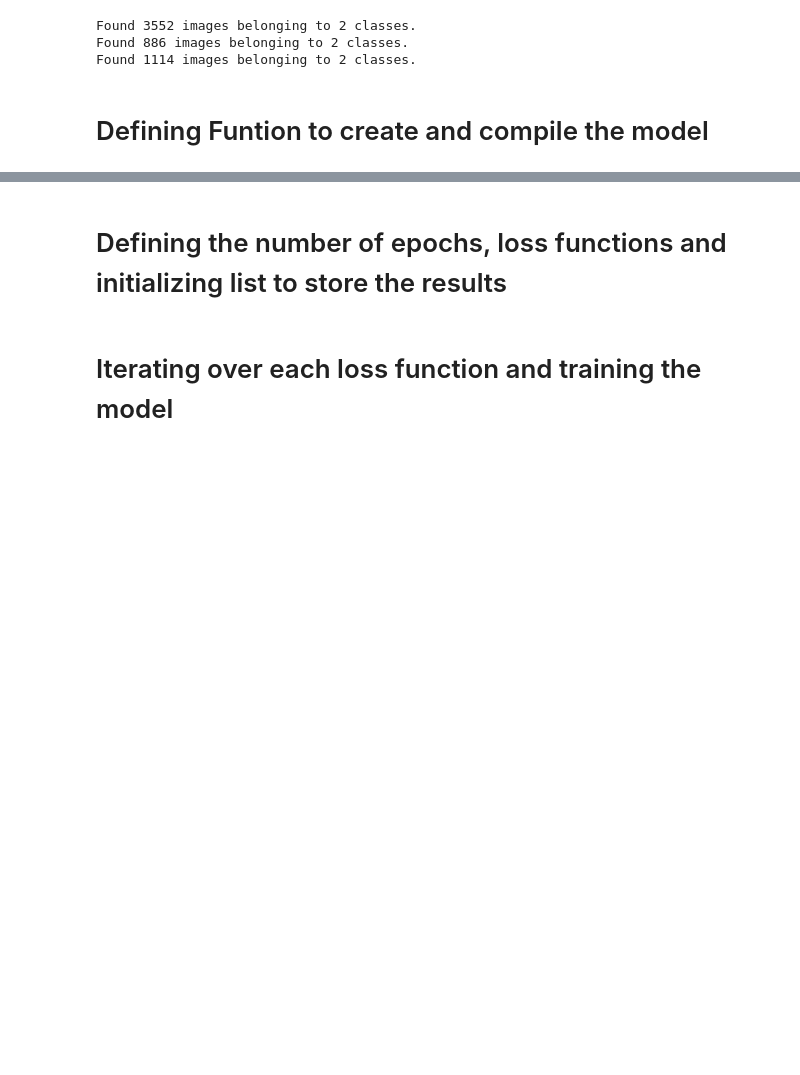
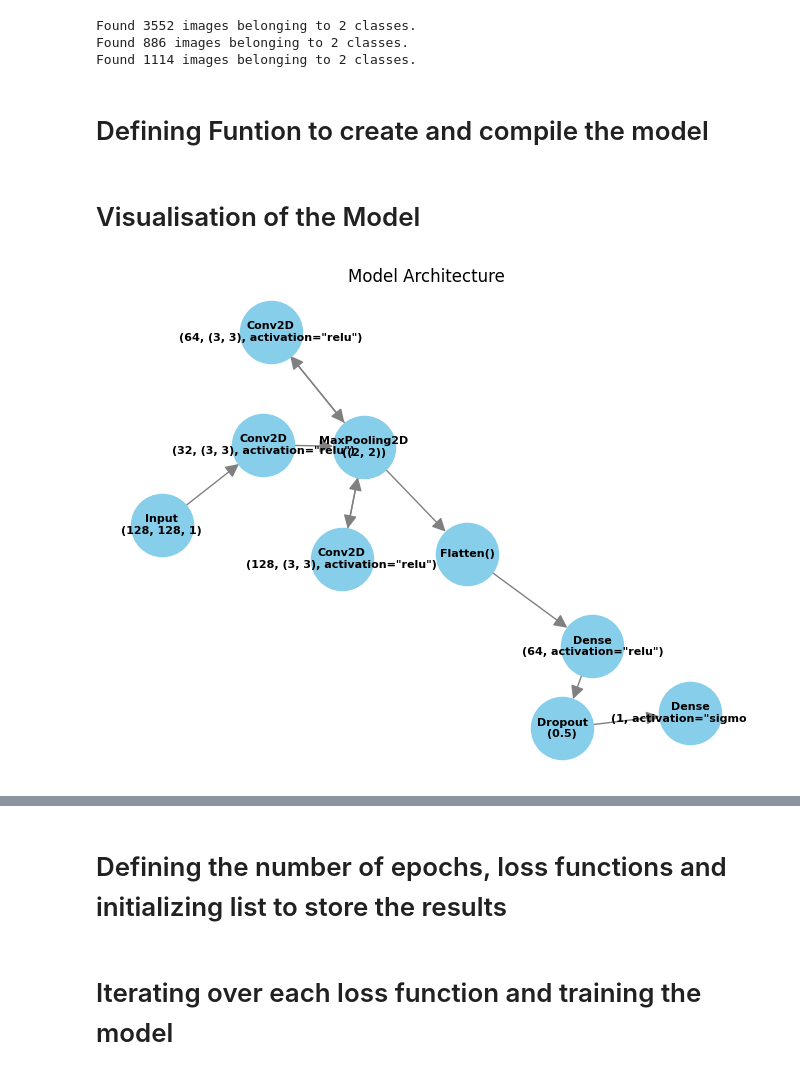
Before and after one commit to AltaafAlly/Image-classification-using-CNN, a Jupyter notebook: CNN_Final.ipynb, the cells around one changed output, grey strips where cells are left out. Cells and saved outputs as stored; diff of their text form; code cells hidden in the pictures; blank space fills up the shorter version.

```diff
--- a/CNN_Final.ipynb
+++ b/CNN_Final.ipynb
@@ -67,3 +67,38 @@ def create_model(loss):
     ])
     model.compile(optimizer=Adam(), loss=loss, metrics=['accuracy'])
     return model
+# %% [markdown]
+# Visualisation of the Model
+# %%
+import networkx as nx
+import matplotlib.pyplot as plt
+
+# Create a directed graph
+G = nx.DiGraph()
+
+# Add nodes for each layer
+layers = [
+    ('Input\n(128, 128, 1)', 'Conv2D\n(32, (3, 3), activation="relu")'),
+    ('Conv2D\n(32, (3, 3), activation="relu")', 'MaxPooling2D\n((2, 2))'),
+    ('MaxPooling2D\n((2, 2))', 'Conv2D\n(64, (3, 3), activation="relu")'),
+    ('Conv2D\n(64, (3, 3), activation="relu")', 'MaxPooling2D\n((2, 2))'),
+    ('MaxPooling2D\n((2, 2))', 'Conv2D\n(128, (3, 3), activation="relu")'),
+    ('Conv2D\n(128, (3, 3), activation="relu")', 'MaxPooling2D\n((2, 2))'),
+    ('MaxPooling2D\n((2, 2))', 'Flatten()'),
+    ('Flatten()', 'Dense\n(64, activation="relu")'),
+    ('Dense\n(64, activation="relu")', 'Dropout\n(0.5)'),
+    ('Dropout\n(0.5)', 'Dense\n(1, activation="sigmoid")')
+]
+G.add_edges_from(layers)
+
+# Set node positions
+pos = nx.spring_layout(G)
+
+# Draw nodes and edges
+nx.draw(G, pos, with_labels=True, node_size=2000, node_color='skyblue', font_size=8, font_weight='bold', arrowsize=20, edge_color='gray')
+
+# Display the plot
+plt.title('Model Architecture')
+plt.show()
+# %% [output]
+[figure, added]
```
Also changed, not shown: parts of 13 cells of this notebook, 3 other files.
